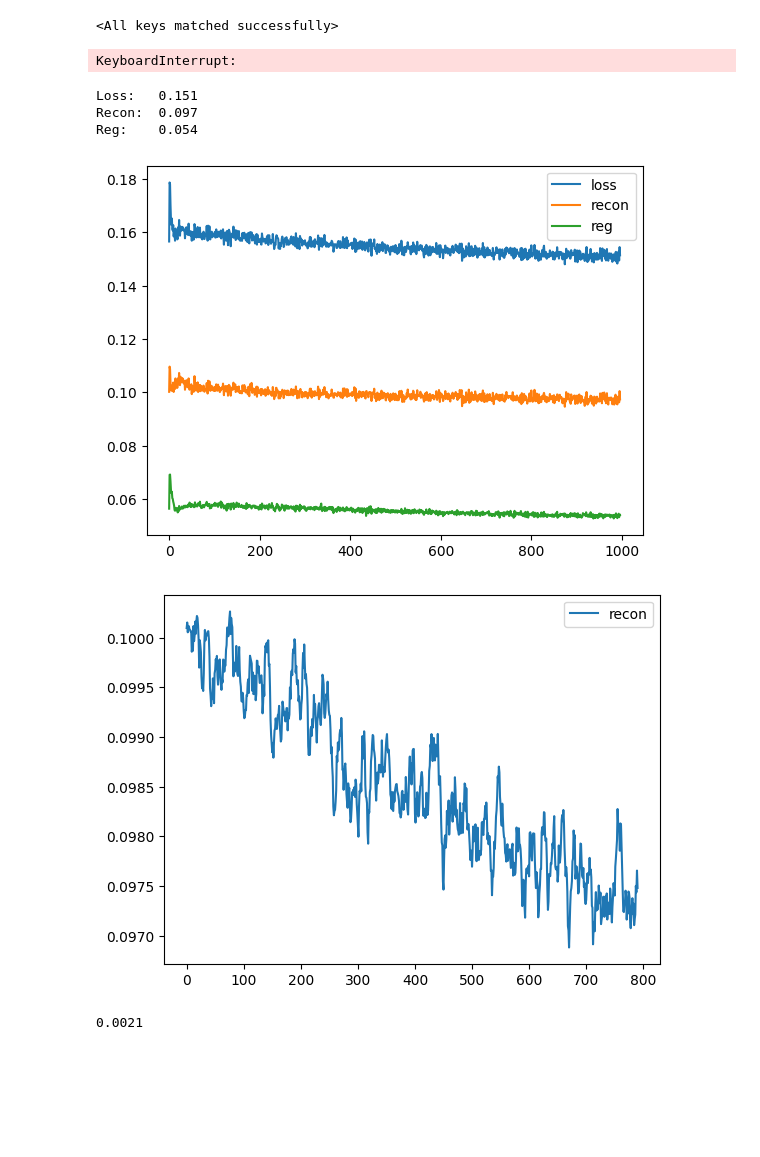
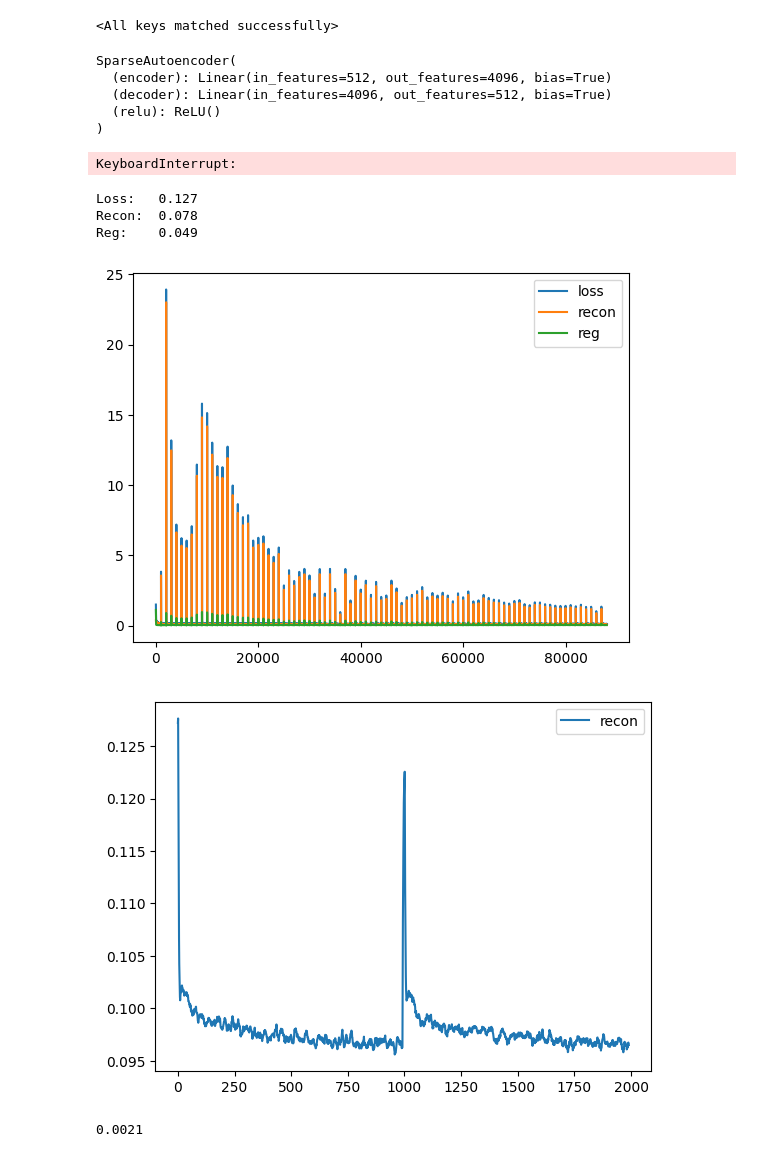
Before and after one commit to jnward/monosemanticity-repro, a Jupyter notebook: neuron_resampling.ipynb, the cells around one changed output. Cells and saved outputs as stored; diff of their text form; code cells hidden in the pictures; blank space fills up the shorter version.

```diff
--- a/neuron_resampling.ipynb
+++ b/neuron_resampling.ipynb
@@ -135,6 +116,25 @@ autoencoder = MySparseAutoencoder(1024, n_embed).to(device)
 autoencoder.load_state_dict(checkpoint['model_state_dict'])
 # %% [output]
 <All keys matched successfully>
+# %%
+train_steps = 100000
+lambda_reg = 0.002
+batch_size = 896
+neuron_resampling_samples = 10240
+resample_frequency = 1000
+lr = 1e-4
+autoencoder = SparseAutoencoder(4096, n_embed).to(device)
+optimizer = torch.optim.Adam(autoencoder.parameters(), lr=lr)
+losses = []
+recon_losses = []
+reg_losses = []
+autoencoder
+# %% [output]
+SparseAutoencoder(
+  (encoder): Linear(in_features=512, out_features=4096, bias=True)
+  (decoder): Linear(in_features=4096, out_features=512, bias=True)
+  (relu): ReLU()
+)
 # %%
 optimizer.param_groups[0]['lr'] = 1e-4
 # %%
@@ -148,9 +148,9 @@ import h5py
 # resample_frequency = 1000
 # lambda_reg = 0.004
 # batch_size = 896
-losses = []
-recon_losses = []
-reg_losses = []
+# losses = []
+# recon_losses = []
+# reg_losses = []
 batch_iterator = get_batch_iterator(train_path, batch_size, context_length, device=device)
 
 pbar = tqdm(range(train_steps))
@@ -176,7 +176,7 @@ for step in pbar:
     reg_losses.append(reg_loss.item())
 
     pbar.set_description(f"Recon: {np.mean(recon_losses[-100:]):.3f} Reg: {np.mean(reg_losses[-100:]):.3f}")
-    if True and step % resample_frequency == 0: # step and ...
+    if step and step % resample_frequency == 0: # step and ...
         with torch.no_grad():
             print("Resampling dead neurons...")
             # first, identify which neurons don't fire often enough.
@@ -256,10 +256,10 @@ plt.plot(reg_losses, label='reg')
 plt.legend()
 plt.show()
 # %% [output]
-Loss:   0.151
-Recon:  0.097
-Reg:    0.054
+Loss:   0.127
+Recon:  0.078
+Reg:    0.049
-[figure, old version]
+[figure, new version]
 # %%
 # rec_loss ~0.121
 # %%
@@ -269,12 +269,12 @@ def moving_average(a, n=3):
     return ret[n - 1:] / n
 # %%
 # plt.plot(losses, label='loss')
-plt.plot(moving_average(recon_losses[-800:], 10), label='recon')
+plt.plot(moving_average(recon_losses[-2000:], 10), label='recon')
 # plt.plot(reg_losses, label='reg')
 plt.legend()
 plt.show()
 # %% [output]
-[figure, old version]
+[figure, new version]
 # %%
 def resample_autoencoder_weights(autoencoder, sample, neuron_idx):
     _, rec_loss_before, reg_loss_before = autoencoder.forward(sample, compute_loss=True)
```
Also changed, not shown: parts of 6 cells of this notebook.
